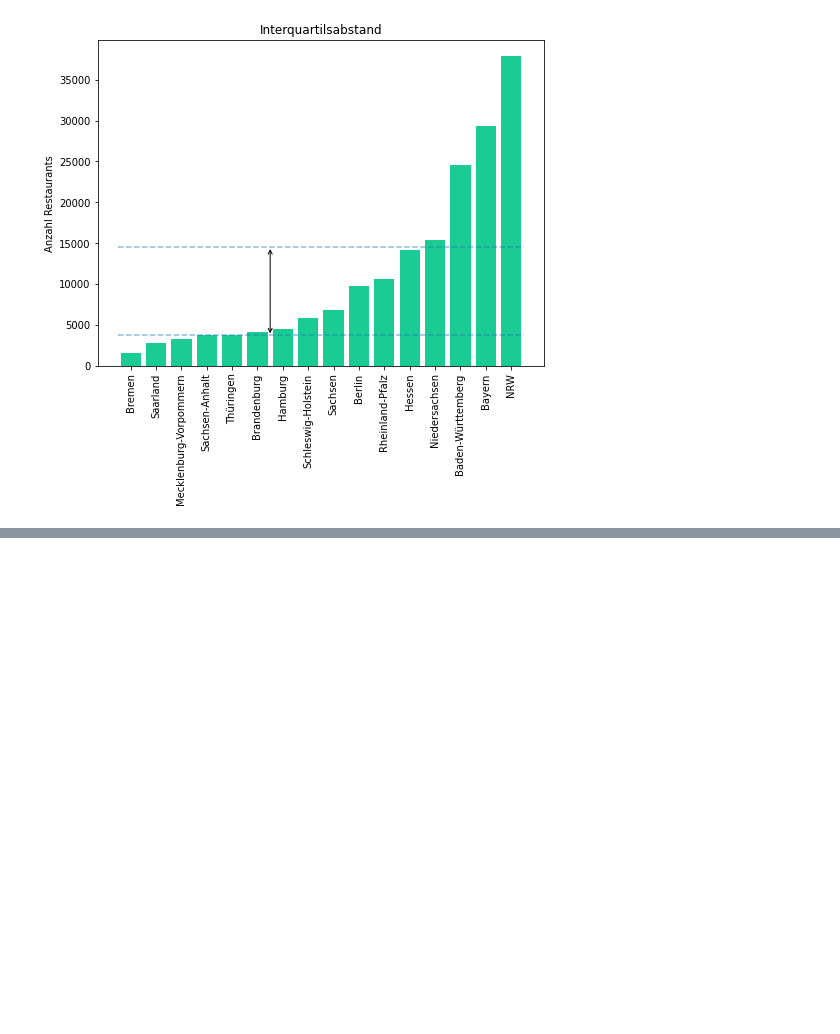
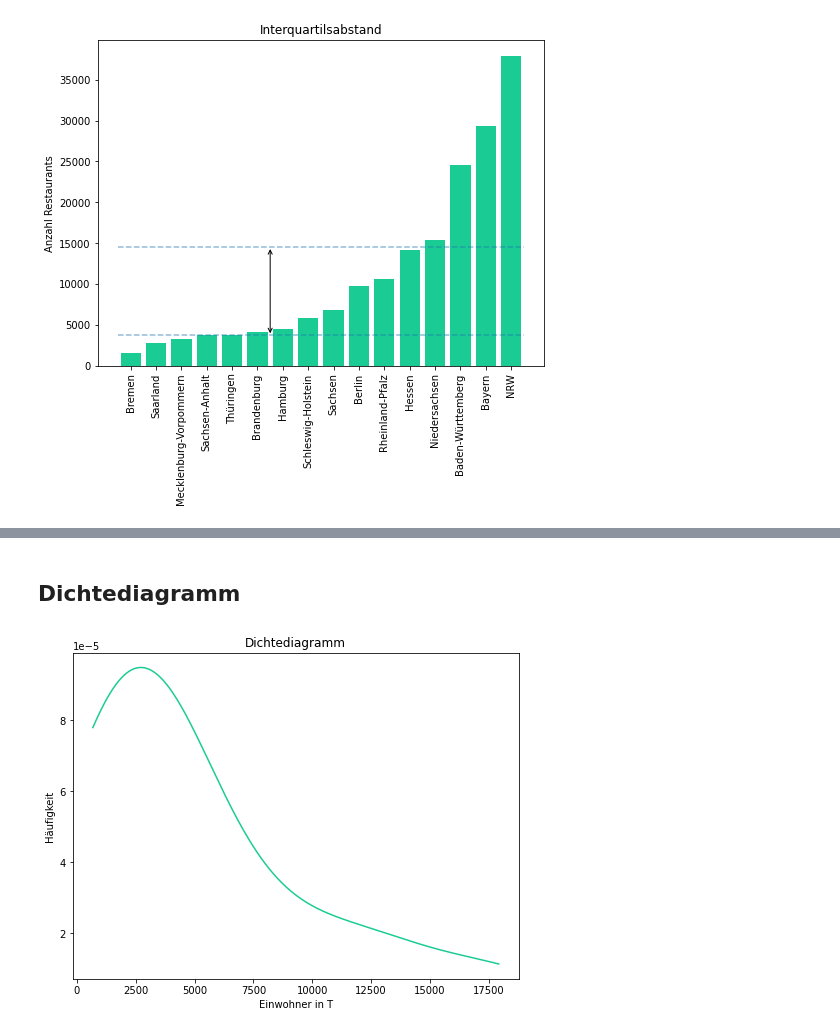
Before and after one commit to fullstack-ml-academy/full-stack-machine-learning, a Jupyter notebook: notepads/02 - Explorative Analyse/EDA - Explorative Datenanalyse.ipynb, the cells around one changed output, grey strips where cells are left out. Cells and saved outputs as stored; diff of their text form; code cells hidden in the pictures; blank space fills up the shorter version.

```diff
--- a/notepads/02 - Explorative Analyse/EDA - Explorative Datenanalyse.ipynb
+++ b/notepads/02 - Explorative Analyse/EDA - Explorative Datenanalyse.ipynb
@@ -134,0 +157,14 @@ Der Interquartilsabstand der Einwohner in T liegt bei 4667.50
+# %% [markdown]
+## Dichtediagramm
+# %%
+density = stats.kde.gaussian_kde(data["Einwohner in T"])
+x = np.linspace(data["Einwohner in T"].min(),data["Einwohner in T"].max(),300)
+
+plt.figure(figsize=(8,6))
+plt.title("Dichtediagramm")
+plt.plot(x, density(x),color="#1ACC94")
+plt.ylabel("Häufigkeit")
+plt.xlabel("Einwohner in T")
+plt.show()
+# %% [output]
+[figure, added]
```
Also changed, not shown: parts of 5 cells of this notebook, 17 other files.
